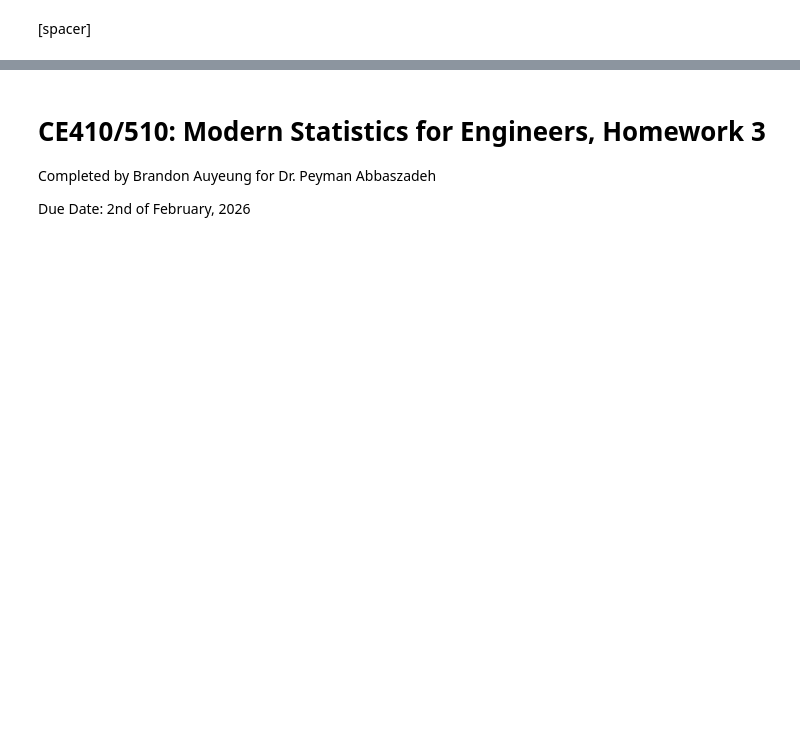
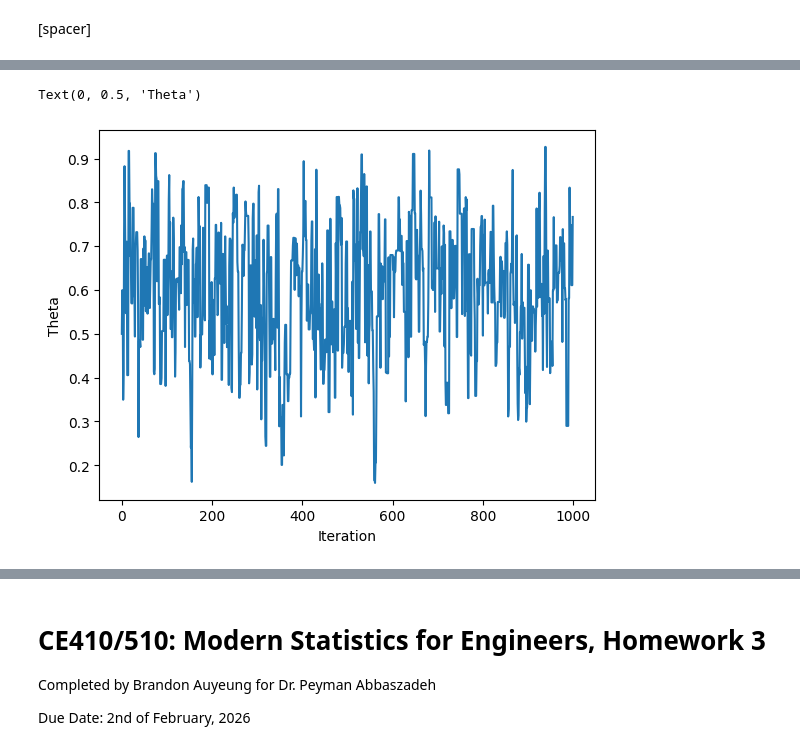
Before and after one commit to bKeungAuyeung/MSTA-HW3, a Jupyter notebook: bAuyeung_L3_MSTA.ipynb, the cells around one changed output, grey strips where cells are left out. Cells and saved outputs as stored; diff of their text form; code cells hidden in the pictures; blank space fills up the shorter version.

```diff
--- a/bAuyeung_L3_MSTA.ipynb
+++ b/bAuyeung_L3_MSTA.ipynb
@@ -360,0 +452,46 @@ Target Mean is 0.5.
+# %%
+#MCMC-MH
+def metropolis_hastings(theta_new, theta):
+  r = posterior_cointoss(theta_new) / posterior_cointoss(theta)
+  theta_out = theta
+  if r > 1:
+    theta_out=theta_new
+  elif r <=1:
+    alpha=np.min([r,1])
+    u = stats.uniform().rvs(1)
+    if u<alpha:
+      theta_out=theta_new
+    else:
+      theta_out=theta
+  return theta_out
+
+def posterior_cointoss(theta):
+  n, k = 8, 5
+  a, b = 1,1 # flat prior
+  posterior = stats.beta.pdf(theta, k + a, n - k + b)
+  return posterior
+# %%
+# Set random seed
+np.random.seed(42)
+
+# Length of chain
+N=1000
+
+# Initial theta
+theta_init = 0.5 #stats.norm.rvs(loc=0.5, scale=sigma, size=1)
+sigma = 0.2 # Assume sigma doesn't change
+
+theta_array = np.zeros(N)
+theta_array[0] = theta_init
+
+for t in np.arange(1,1000):
+  # Corrected np.min and np.max to accept lists for comparison
+  theta_new = np.clip(stats.norm.rvs(loc=theta_array[t-1], scale=sigma), 0, 1)
+  theta_array[t] = metropolis_hastings(theta_new,theta_array[t-1])
+
+plt.plot(theta_array)
+plt.xlabel("Iteration")
+plt.ylabel("Theta")
+# %% [output]
+Text(0, 0.5, 'Theta')
+[figure, added]
```
Also changed, not shown: parts of 10 cells of this notebook, 1 other file.
